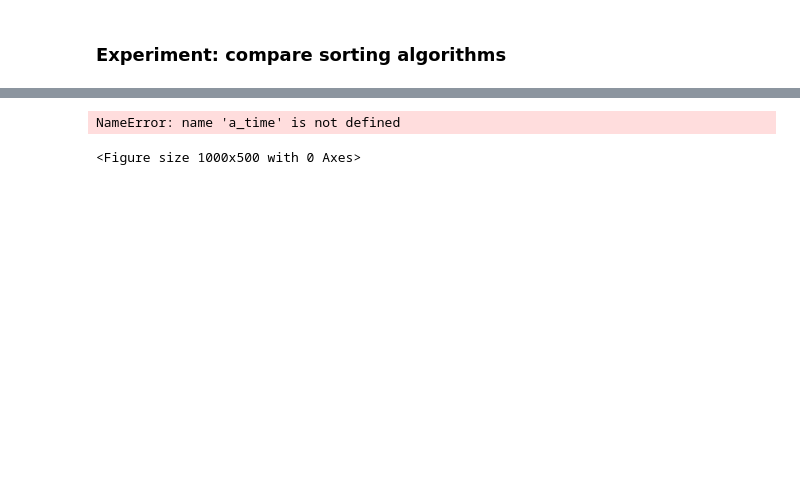
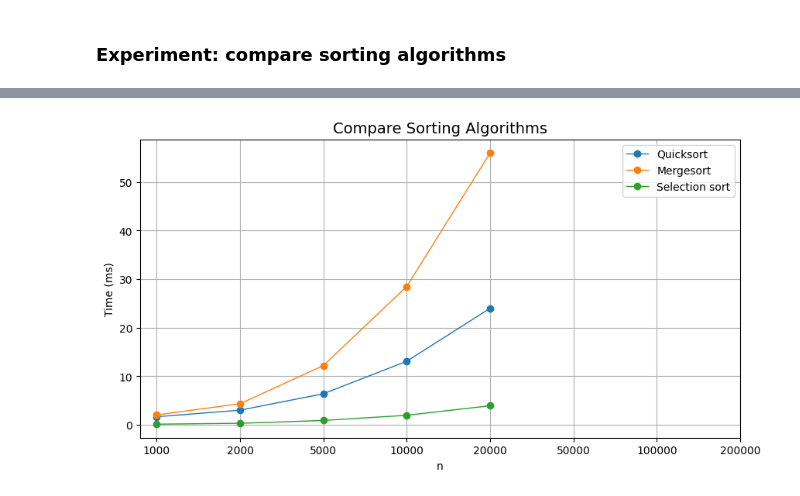
Before and after one commit to Kratikaneekhra/kn, a Jupyter notebook: Lab_5.ipynb, the cells around one changed output, grey strips where cells are left out. Cells and saved outputs as stored; diff of their text form; code cells hidden in the pictures; blank space fills up the shorter version.

```diff
--- a/Lab_5.ipynb
+++ b/Lab_5.ipynb
@@ -138,15 +226,20 @@ NameError: name 'n_list' is not defined
 # %%
 # Plotting results
+import numpy as np
+
 plt.figure(figsize=(10, 5))
-plt.plot(a_time, linewidth = 1, marker="o")
-plt.plot(b_time, linewidth = 1, marker="o")
-plt.plot(c_time, linewidth = 1, marker="o")
+plt.plot(a_time, linewidth=1, marker="o")
+plt.plot(b_time, linewidth=1, marker="o")
+plt.plot(c_time, linewidth=1, marker="o")
+
+
 plt.xticks(np.arange(len(n_list)), n_list)
-plt.title("Compare Sorting Algorithms", fontsize = 14)
-plt.ylabel('Time (ms)')
-plt.xlabel('n')
-plt.legend(("Quicksort", "Mergesort", "Selection sort"), loc = "best")
+
+plt.title("Compare Sorting Algorithms", fontsize=14)
+plt.ylabel("Time (ms)")
+plt.xlabel("n")
+plt.legend(("Quicksort", "Mergesort", "Selection sort"), loc="best")
+plt.grid(True)
 plt.show()
 # %% [output]
-NameError: name 'a_time' is not defined
-<Figure size 1000x500 with 0 Axes>
+[figure, added]
```
Also changed, not shown: parts of 6 cells of this notebook.
